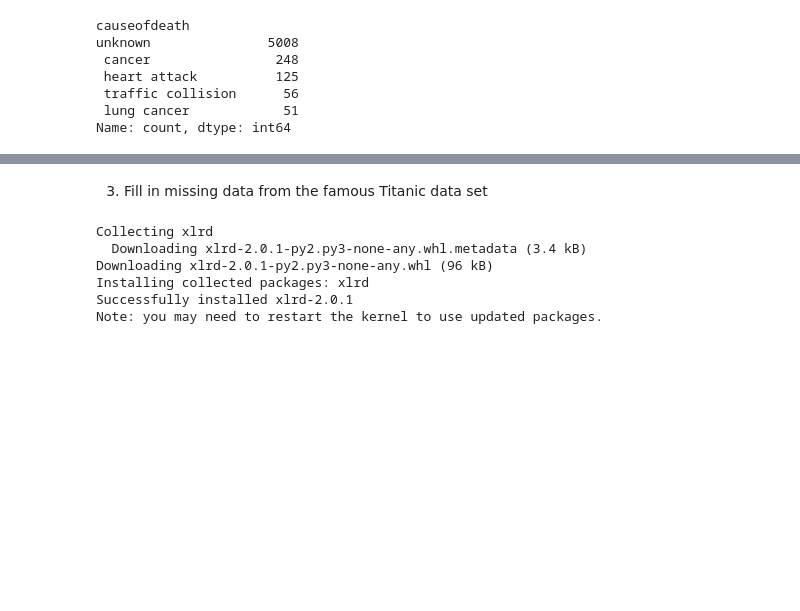
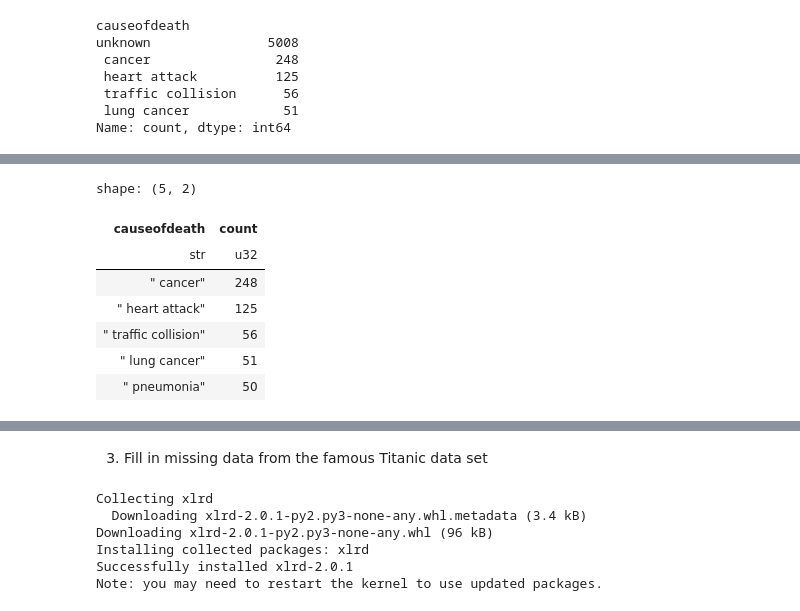
Before and after one commit to iljavaleev/arrow_examples, a Jupyter notebook: pandas_clean.ipynb, the cells around one changed output, grey strips where cells are left out. Saved outputs shown, nothing was run; the diff lists cells and outputs as text; code cells hidden in the pictures; blank space fills up the shorter version.

```diff
--- a/pandas_clean.ipynb
+++ b/pandas_clean.ipynb
@@ -149,0 +265,13 @@ df=None
+# %%
+#top 5 cause of death
+df = pl.read_csv(path, columns=["causeofdeath"])
+df["causeofdeath"].drop_nulls().value_counts(sort=True)[:5]
+# %% [output]
+shape: (5, 2)
+| causeofdeath | count |
+| str | u32 |
+| " cancer" | 248 |
+| " heart attack" | 125 |
+| " traffic collision" | 56 |
+| " lung cancer" | 51 |
+| " pneumonia" | 50 |
```
Also changed, not shown: parts of 32 cells of this notebook, 2 other files.
